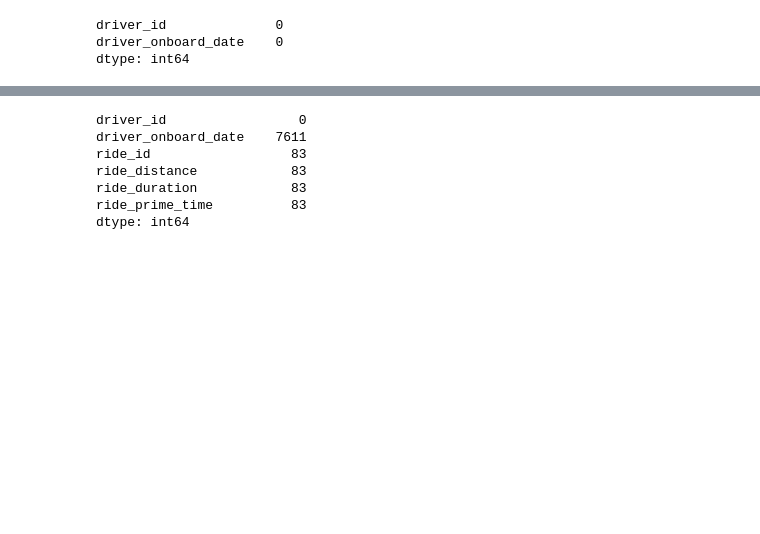
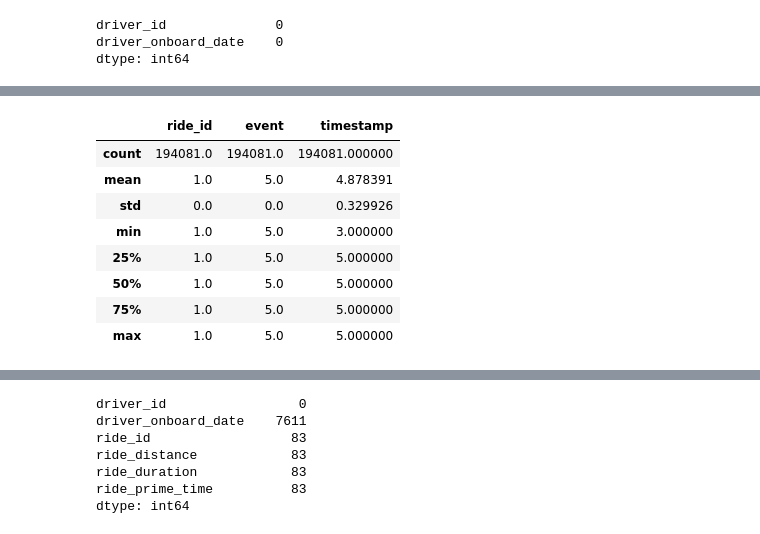
Before and after one commit to slu2009/data_work, a Jupyter notebook: Lyft Data Assignment.ipynb, the cells around one changed output, grey strips where cells are left out. Drawn from its saved outputs; the diff is of its cells as text; code cells hidden in the pictures; blank space fills up the shorter version.

```diff
--- a/Lyft Data Assignment.ipynb
+++ b/Lyft Data Assignment.ipynb
@@ -82,0 +83,17 @@ Index([u'ride_id', u'event', u'timestamp'], dtype='object')
+# %%
+#import ride ts data
+ride_ts = pd.read_csv('ride_timestamps.csv')
+
+#quliaty check to see if every ride has all 5 events
+events_per_ride = ride_ts.groupby(['ride_id']).nunique()
+events_per_ride.describe()
+# %% [output]
+|  | ride_id | event | timestamp |
+| count | 194081.0 | 194081.0 | 194081.000000 |
+| mean | 1.0 | 5.0 | 4.878391 |
+| std | 0.0 | 0.0 | 0.329926 |
+| min | 1.0 | 5.0 | 3.000000 |
+| 25% | 1.0 | 5.0 | 5.000000 |
+| 50% | 1.0 | 5.0 | 5.000000 |
+| 75% | 1.0 | 5.0 | 5.000000 |
+| max | 1.0 | 5.0 | 5.000000 |
```
Also changed, not shown: parts of 8 cells of this notebook.
